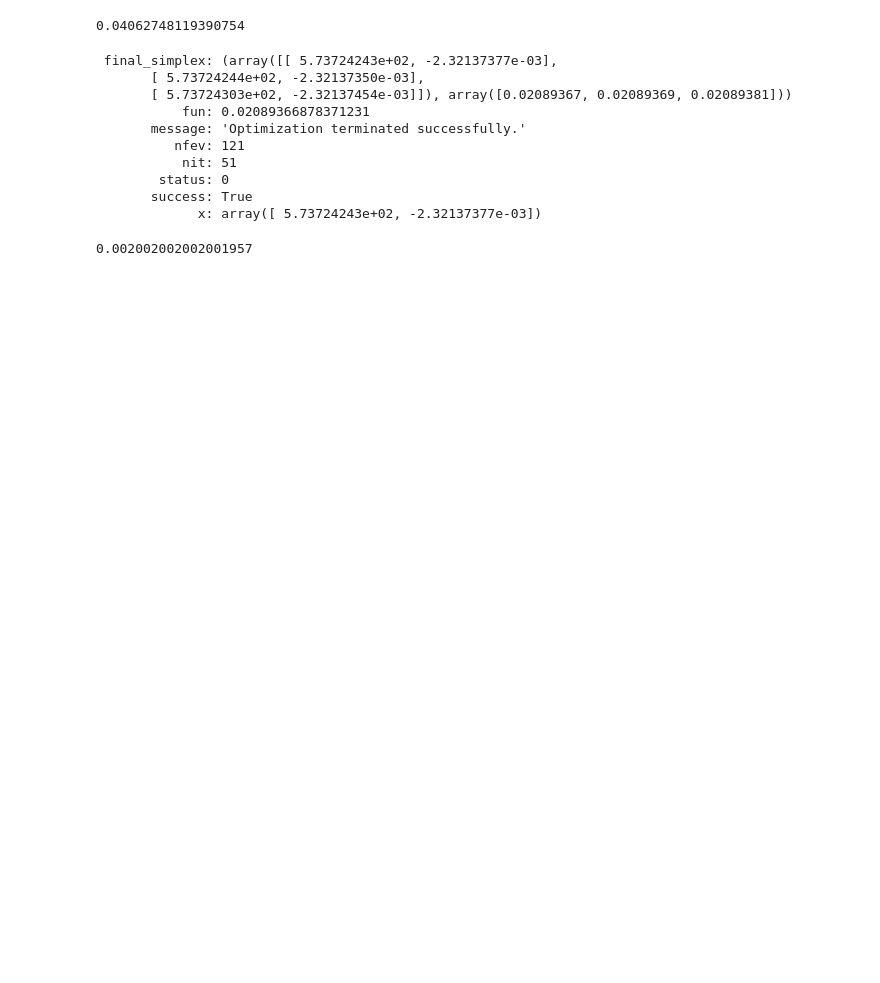
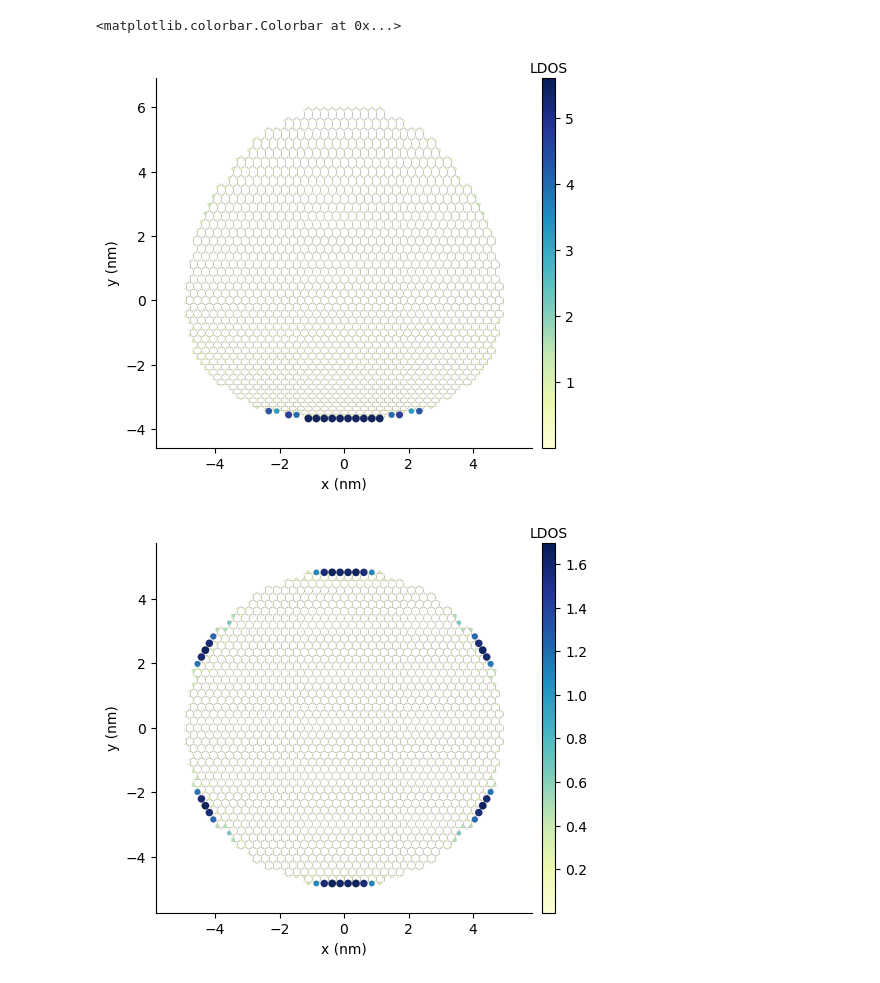
Before and after one commit to dreycenfoiles/MSE-485-Project, a Jupyter notebook: Magnetic Field.ipynb, the cells around one changed output. Cells and saved outputs as stored; diff of their text form; code cells hidden in the pictures; blank space fills up the shorter version.

```diff
--- a/Magnetic Field.ipynb
+++ b/Magnetic Field.ipynb
@@ -72 +74,19 @@ model_strain.plot()
+# %%
+solver = pb.solver.arpack(model_strain, k=50)  # only the 20 lowest eigenstates
+
+ldos = solver.calc_spatial_ldos(energy=0, broadening=0.05)  # eV
+ldos.plot(site_radius=(0.03, 0.12))
+pb.pltutils.colorbar(label="LDOS")
+
+plt.figure()
+
+solver = pb.solver.arpack(model_mag, k=50)  # only the 20 lowest eigenstates
+
+ldos = solver.calc_spatial_ldos(energy=0, broadening=0.05)  # eV
+ldos.plot(site_radius=(0.03, 0.12))
+pb.pltutils.colorbar(label="LDOS")
+# %% [output]
+<matplotlib.colorbar.Colorbar at 0x...>
+[figure, added]
+[figure, added]
 # %%
@@ -97,25 +117,3 @@ def ldos_diff(p):
                                        broadening=0.03, position=[0, 0])
 
     return np.sqrt(np.mean((ldos_mag.data - ldos_strain.data)**2))
-# %%
-ldos_diff([580,.01])
-# %% [output]
-0.04062748119390754
-# %%
-minimize(ldos_diff,x0=[300,.1], method = 'Nelder-Mead')
-# %% [output]
- final_simplex: (array([[ 5.73724243e+02, -2.32137377e-03],
-       [ 5.73724244e+02, -2.32137350e-03],
-       [ 5.73724303e+02, -2.32137454e-03]]), array([0.02089367, 0.02089369, 0.02089381]))
-           fun: 0.02089366878371231
-       message: 'Optimization terminated successfully.'
-          nfev: 121
-           nit: 51
-        status: 0
-       success: True
-             x: array([ 5.73724243e+02, -2.32137377e-03])
-# %%
-energy_range = np.linspace(-1,1, 1000)
-np.diff(energy_range)[0]
-# %% [output]
-0.002002002002001957
```
Also changed, not shown: parts of 8 cells of this notebook.
